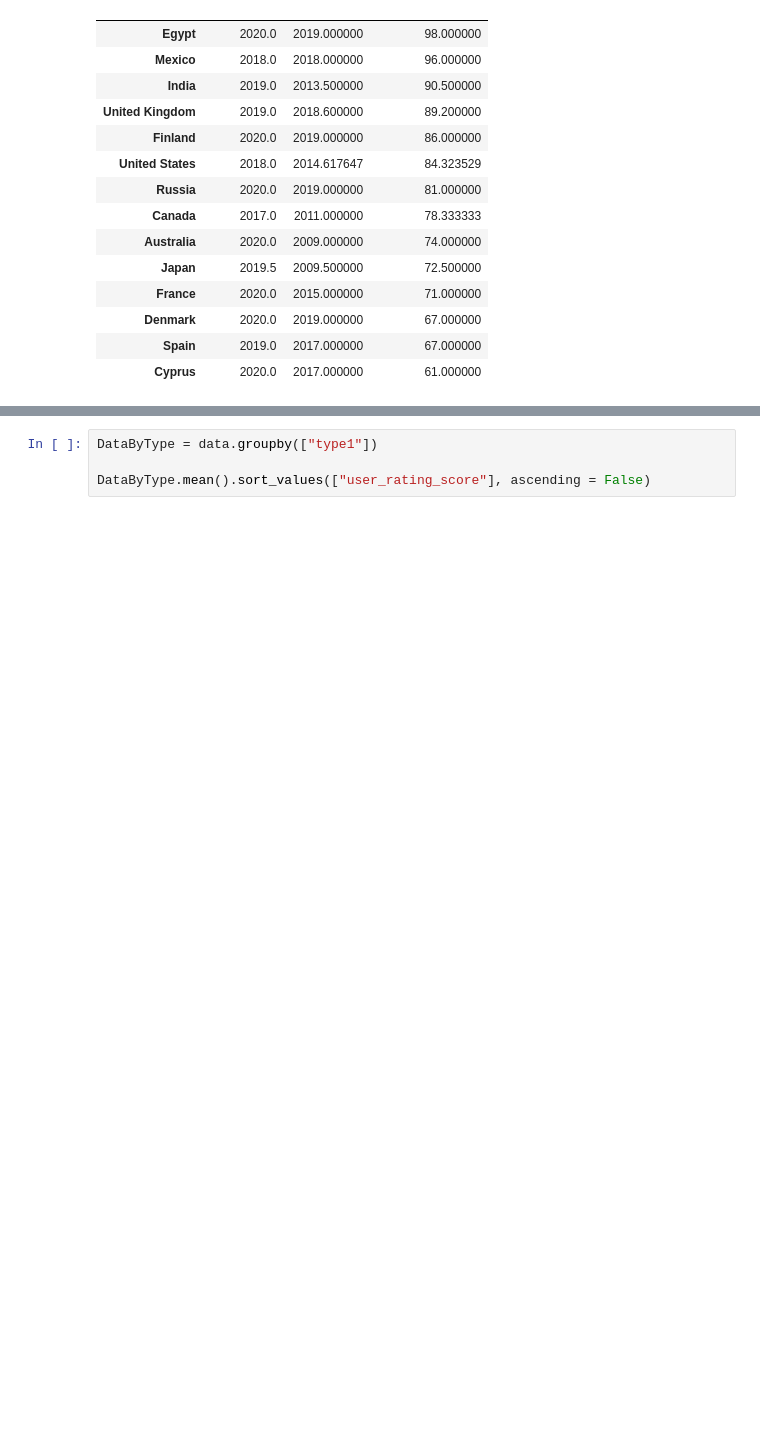
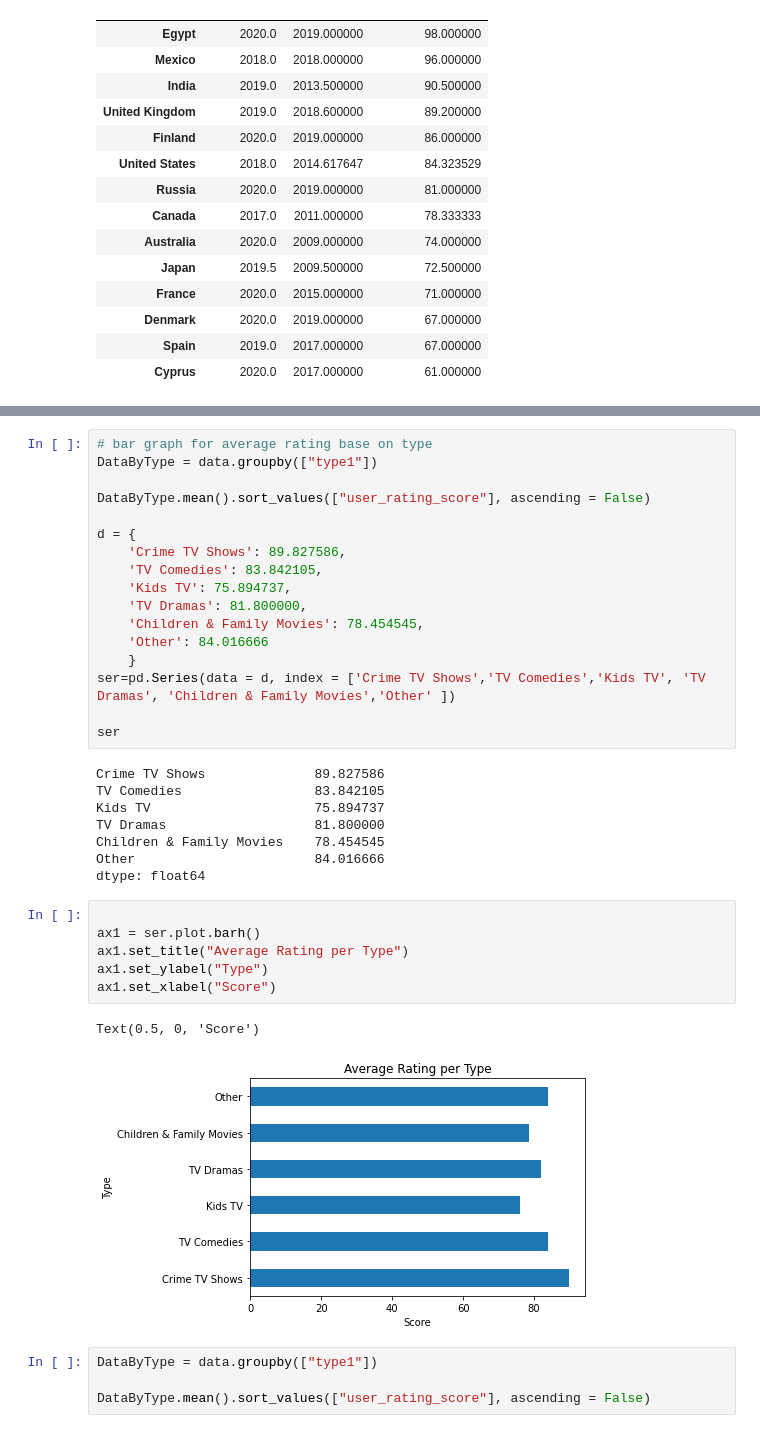
Before and after one commit to shades9a/Project_2, a Jupyter notebook: main.ipynb, the cells around one changed output, grey strips where cells are left out. Saved outputs shown, nothing was run; the diff lists cells and outputs as text; blank space fills up the shorter version.

```diff
--- a/main.ipynb
+++ b/main.ipynb
@@ -61,3 +96,37 @@ DataByCountry.mean().sort_values(["user_rating_score"], ascending = False)
+# %%
+# bar graph for average rating base on type
+DataByType = data.groupby(["type1"])
+
+DataByType.mean().sort_values(["user_rating_score"], ascending = False)
+
+d = {
+    'Crime TV Shows': 89.827586,
+    'TV Comedies': 83.842105,
+    'Kids TV': 75.894737,
+    'TV Dramas': 81.800000,
+    'Children & Family Movies': 78.454545,
+    'Other': 84.016666
+    }
+ser=pd.Series(data = d, index = ['Crime TV Shows','TV Comedies','Kids TV', 'TV Dramas', 'Children & Family Movies','Other' ])
+
+ser
+# %% [output]
+Crime TV Shows              89.827586
+TV Comedies                 83.842105
+Kids TV                     75.894737
+TV Dramas                   81.800000
+Children & Family Movies    78.454545
+Other                       84.016666
+dtype: float64
+# %%
+
+ax1 = ser.plot.barh()
+ax1.set_title("Average Rating per Type")
+ax1.set_ylabel("Type")
+ax1.set_xlabel("Score")
+# %% [output]
+Text(0.5, 0, 'Score')
+[figure, added]
 # %%
 DataByType = data.groupby(["type1"])
 
```
Also changed, not shown: parts of 5 cells of this notebook.
